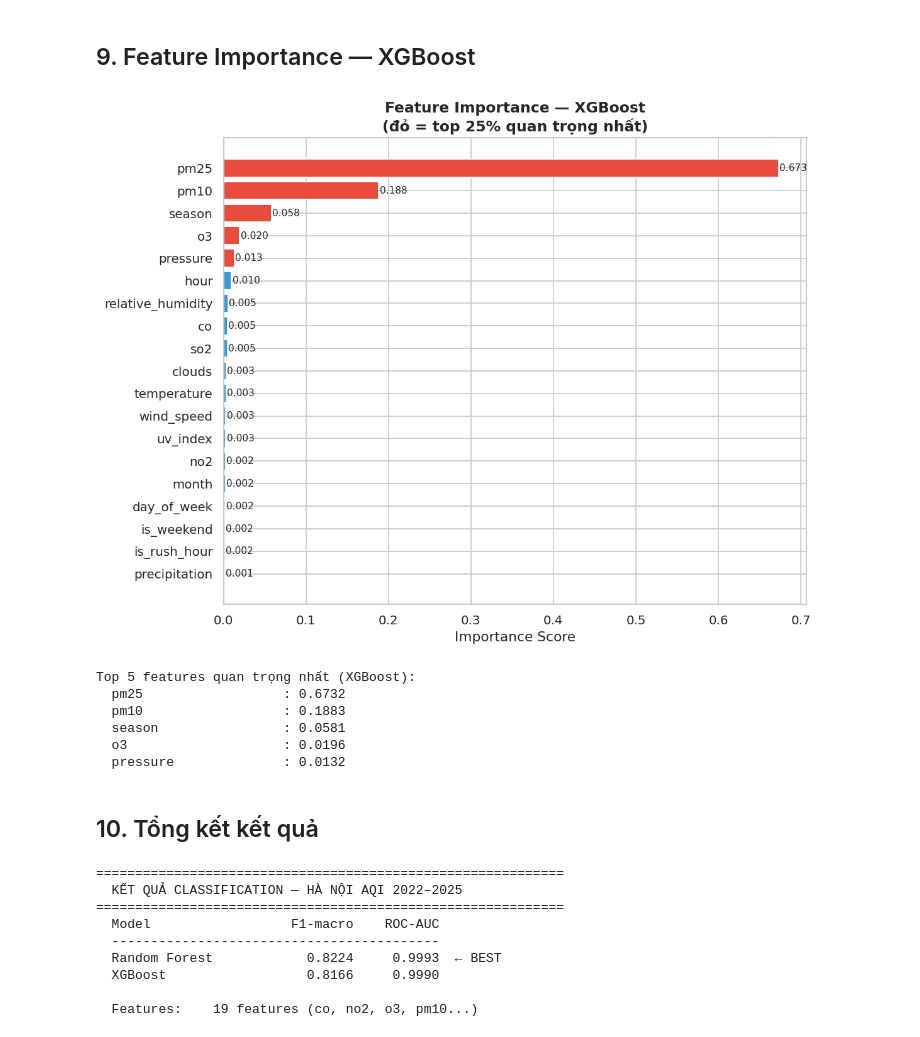
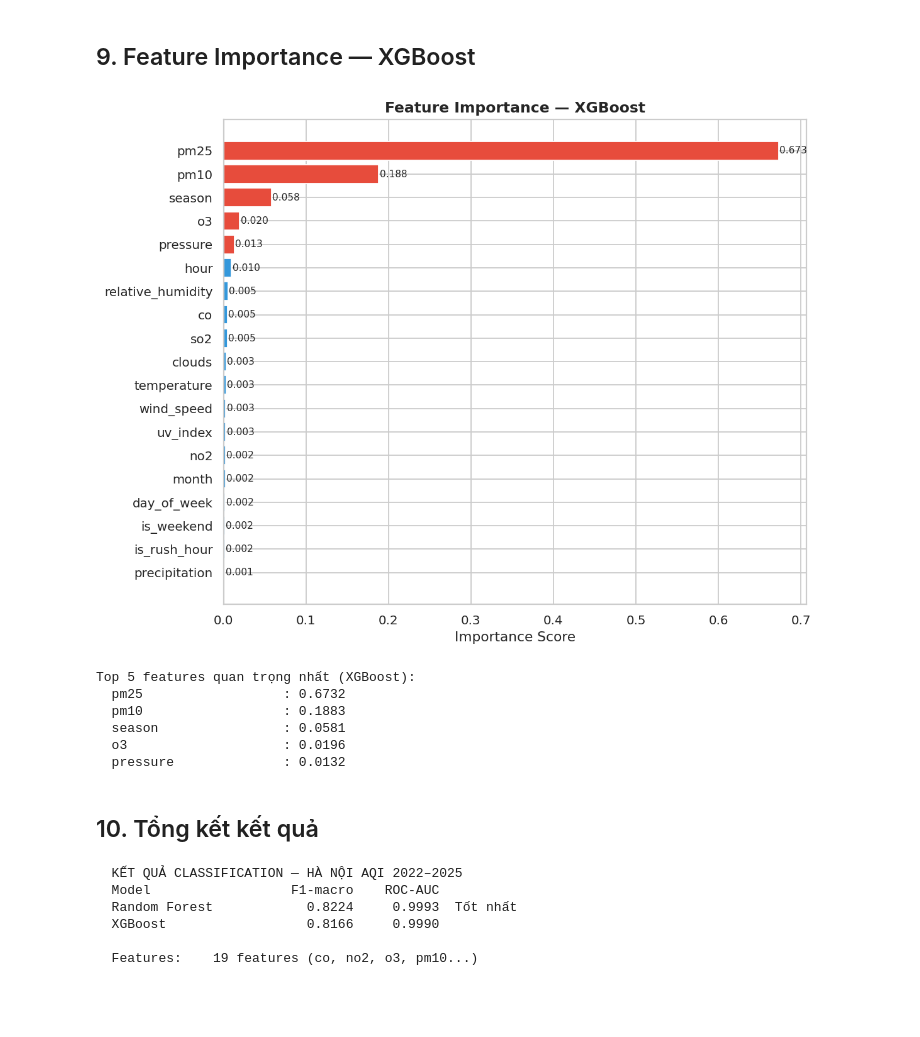
Before and after one commit to anh922006/air-quality-index-in-hanoi-, a Jupyter notebook: library_framework/Classification.ipynb, the cells around one changed output. Drawn from its saved outputs; the diff is of its cells as text; code cells hidden in the pictures; blank space fills up the shorter version.

```diff
--- a/library_framework/Classification.ipynb
+++ b/library_framework/Classification.ipynb
@@ -346,24 +340,24 @@ plt.show()
 # %%
 importances = pd.Series(xgb.feature_importances_, index=FEAT_COLS).sort_values(ascending=True)
 
 fig, ax = plt.subplots(figsize=(9, 7))
 colors = ['#e74c3c' if v >= importances.quantile(0.75) else '#3498db' for v in importances]
 bars   = ax.barh(importances.index, importances.values, color=colors, edgecolor='white')
 ax.set_xlabel('Importance Score', fontsize=12)
-ax.set_title('Feature Importance — XGBoost\n(đỏ = top 25% quan trọng nhất)',
+ax.set_title('Feature Importance — XGBoost',
              fontsize=13, fontweight='bold')
 
 for bar, v in zip(bars, importances.values):
     ax.text(bar.get_width()+0.001, bar.get_y()+bar.get_height()/2,
             f'{v:.3f}', va='center', fontsize=8.5)
 plt.tight_layout()
 plt.show()
 
 print("Top 5 features quan trọng nhất (XGBoost):")
 for feat, val in importances.sort_values(ascending=False).head(5).items():
     print(f"  {feat:<22}: {val:.4f}")
 # %% [output]
-[figure, old version]
+[figure, new version]
 Top 5 features quan trọng nhất (XGBoost):
   pm25                  : 0.6732
   pm10                  : 0.1883
@@ -373,23 +367,17 @@ Top 5 features quan trọng nhất (XGBoost):
 # %% [markdown]
 ## 10. Tổng kết kết quả
 # %%
-print("=" * 60)
 print("  KẾT QUẢ CLASSIFICATION — HÀ NỘI AQI 2022–2025")
-print("=" * 60)
 print(f"  {'Model':<20} {'F1-macro':>10} {'ROC-AUC':>10}")
-print("  " + "-"*42)
 for m, f1, auc in zip(models, f1s, aucs):
-    flag = "  ← BEST" if f1 == max(f1s) else ""
+    flag = "  Tốt nhất" if f1 == max(f1s) else ""
     print(f"  {m:<20} {f1:>10.4f} {auc:>10.4f}{flag}")
 print()
 print(f"  Features:    {len(FEAT_COLS)} features ({', '.join(FEAT_COLS[:4])}...)")
 # %% [output]
-============================================================
   KẾT QUẢ CLASSIFICATION — HÀ NỘI AQI 2022–2025
-============================================================
   Model                  F1-macro    ROC-AUC
-  ------------------------------------------
-  Random Forest            0.8224     0.9993  ← BEST
+  Random Forest            0.8224     0.9993  Tốt nhất
   XGBoost                  0.8166     0.9990
 
   Features:    19 features (co, no2, o3, pm10...)
```
Also changed, not shown: parts of 5 cells of this notebook, 1 other file.
